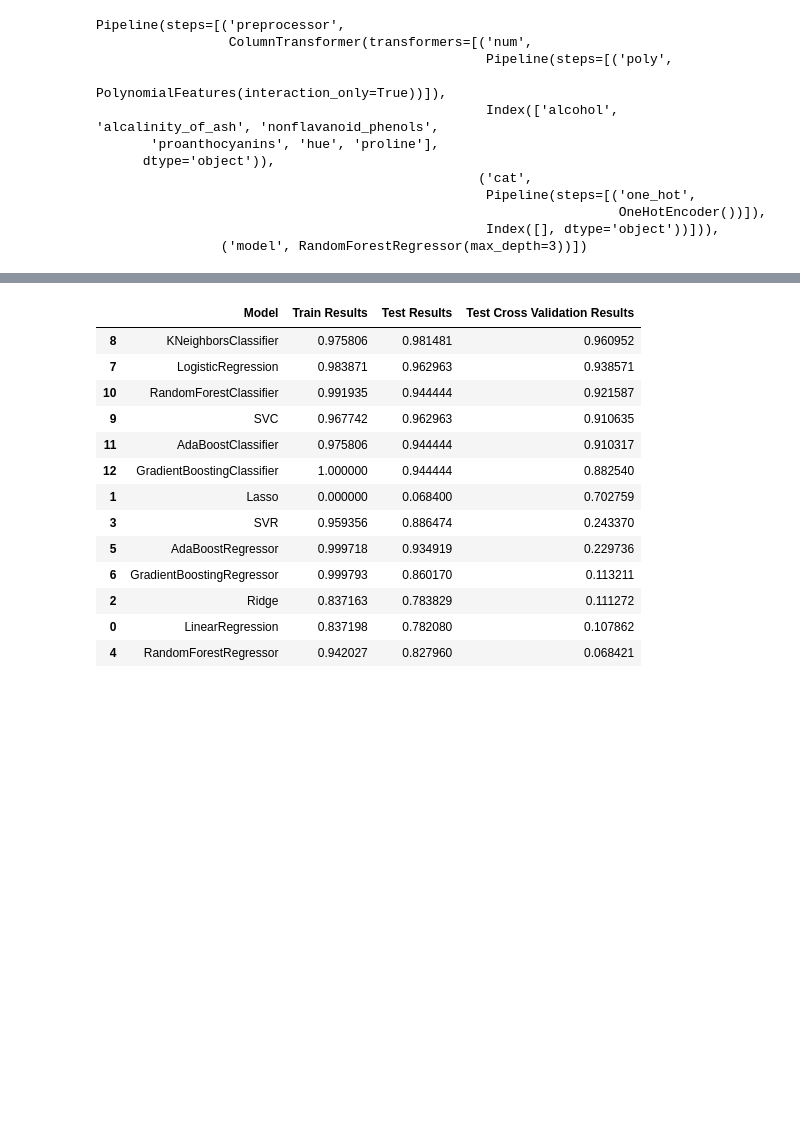
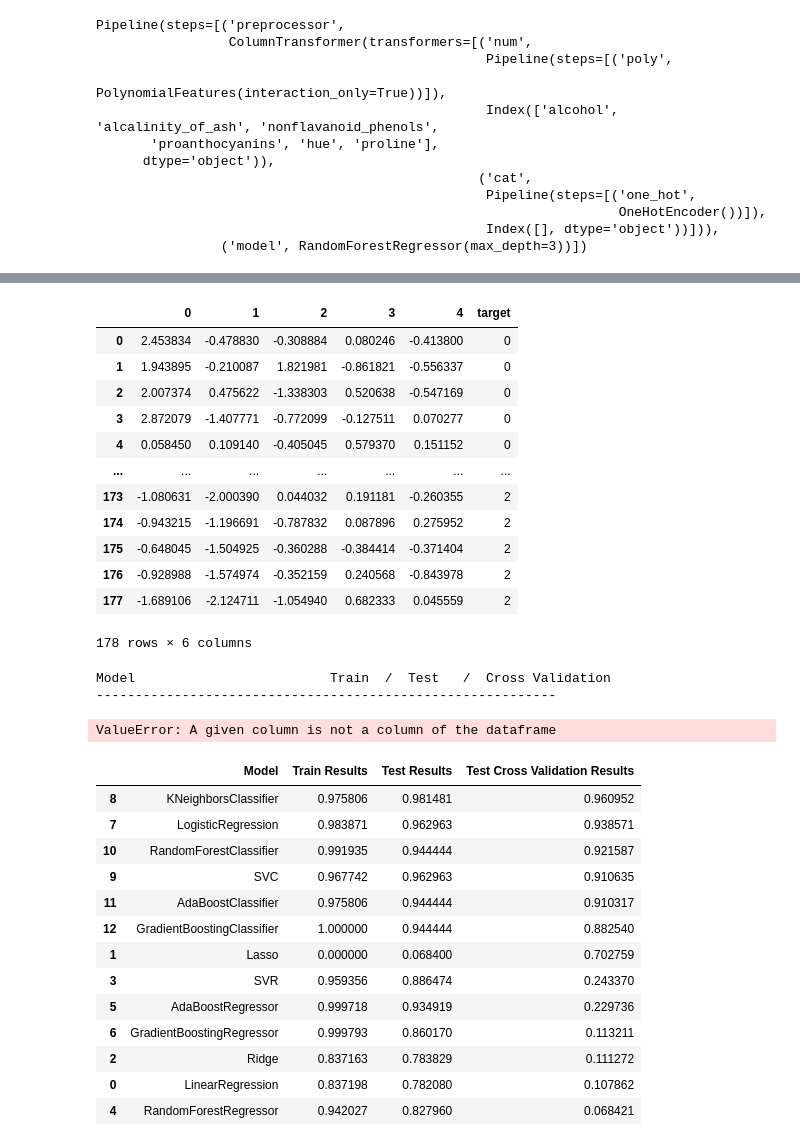
Before and after one commit to Ravi-kjain84/Jupyter_Template, a Jupyter notebook: 05 Model_Selection.ipynb, the cells around one changed output, grey strips where cells are left out. Drawn from its saved outputs; the diff is of its cells as text; code cells hidden in the pictures; blank space fills up the shorter version.

```diff
--- a/05 Model_Selection.ipynb
+++ b/05 Model_Selection.ipynb
@@ -185,3 +277,42 @@ No models rejected
+# %%
+#df = sklearn_to_df(datasets.load_wine())
+#df = pd.read_pickle('output/load_wine/03 Feature_Selection_load_wine')
+#df = pd.read_pickle('output/load_wine/04 Kmeans_3')
+#df = pd.read_pickle('output/load_wine/04 Kmeans3_pca5')
+df = pd.read_pickle('output/load_wine/04 PCA_5')
+# %%
+df
+# %% [output]
+|  | 0 | 1 | 2 | 3 | 4 | target |
+| 0 | 2.453834 | -0.478830 | -0.308884 | 0.080246 | -0.413800 | 0 |
+| 1 | 1.943895 | -0.210087 | 1.821981 | -0.861821 | -0.556337 | 0 |
+| 2 | 2.007374 | 0.475622 | -1.338303 | 0.520638 | -0.547169 | 0 |
+| 3 | 2.872079 | -1.407771 | -0.772099 | -0.127511 | 0.070277 | 0 |
+| 4 | 0.058450 | 0.109140 | -0.405045 | 0.579370 | 0.151152 | 0 |
+| ... | ... | ... | ... | ... | ... | ... |
+| 173 | -1.080631 | -2.000390 | 0.044032 | 0.191181 | -0.260355 | 2 |
+| 174 | -0.943215 | -1.196691 | -0.787832 | 0.087896 | 0.275952 | 2 |
+| 175 | -0.648045 | -1.504925 | -0.360288 | -0.384414 | -0.371404 | 2 |
+| 176 | -0.928988 | -1.574974 | -0.352159 | 0.240568 | -0.843978 | 2 |
+| 177 | -1.689106 | -2.124711 | -1.054940 | 0.682333 | 0.045559 | 2 |
+178 rows × 6 columns
+# %%
+if df[target].dtypes == np.object:
+    numeric_features      = df.select_dtypes(include=['int64', 'float64']).columns
+    categorical_features  = df.select_dtypes(include=['object']).drop(target, axis=1).columns
+else:
+    numeric_features      = df.select_dtypes(include=['int64', 'float64']).drop(target, axis=1).columns
+    categorical_features  = df.select_dtypes(include=['object']).columns
+
+X = df.drop((target),axis = 'columns')
+y = df[target]
+#df_result4 = test_models(X,y)
+df_results = check_model(X,y)
+df_result4['data'] = 'selected_features'
+# %% [output]
+Model                         Train  /  Test   /  Cross Validation
+-----------------------------------------------------------
+ValueError: A given column is not a column of the dataframe
 # %%
 def highlight_range(s):
     '''
```
Also changed, not shown: parts of 8 cells of this notebook, 1 other file.
